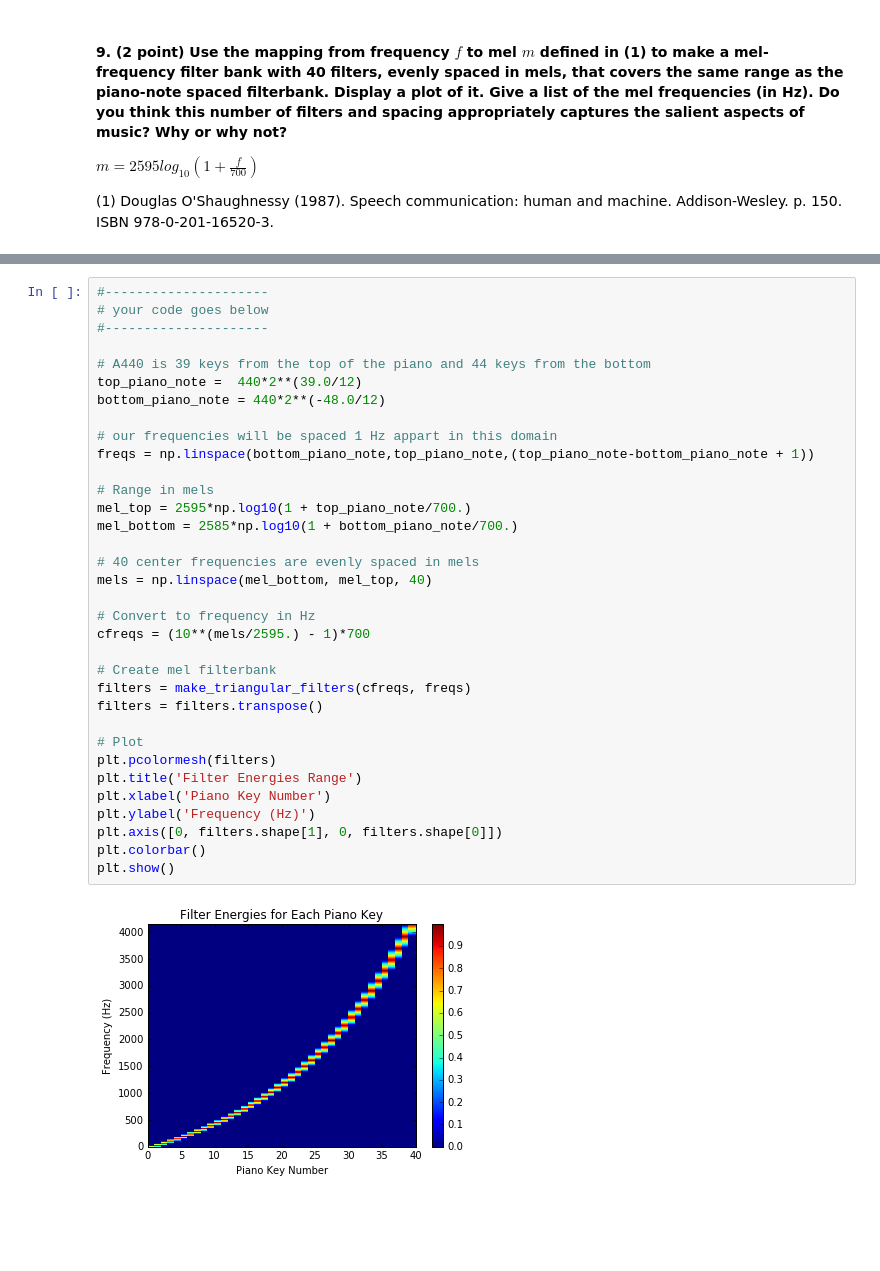
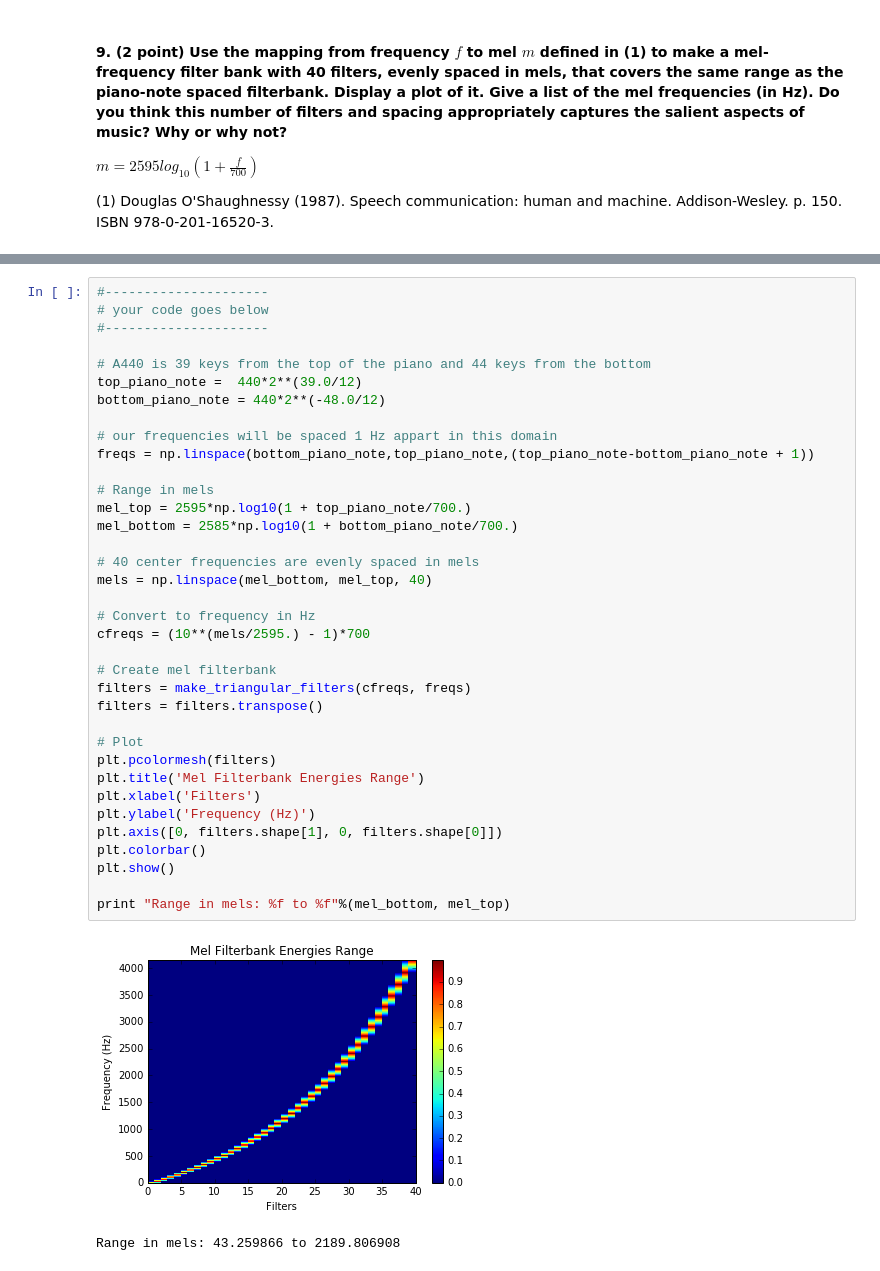
Before and after one commit to hannah-rose/musical_machines, a Jupyter notebook: HW2/HW2.ipynb, the cells around one changed output, grey strips where cells are left out. Saved outputs shown, nothing was run; the diff lists cells and outputs as text; blank space fills up the shorter version.

```diff
--- a/HW2/HW2.ipynb
+++ b/HW2/HW2.ipynb
@@ -480,33 +489,36 @@ your answer (including math) goes here
 #---------------------
 
 # A440 is 39 keys from the top of the piano and 44 keys from the bottom
 top_piano_note =  440*2**(39.0/12)
 bottom_piano_note = 440*2**(-48.0/12)
 
 # our frequencies will be spaced 1 Hz appart in this domain
 freqs = np.linspace(bottom_piano_note,top_piano_note,(top_piano_note-bottom_piano_note + 1))
 
 # Range in mels
 mel_top = 2595*np.log10(1 + top_piano_note/700.)
 mel_bottom = 2585*np.log10(1 + bottom_piano_note/700.)
 
 # 40 center frequencies are evenly spaced in mels
 mels = np.linspace(mel_bottom, mel_top, 40)
 
 # Convert to frequency in Hz
 cfreqs = (10**(mels/2595.) - 1)*700
 
 # Create mel filterbank
 filters = make_triangular_filters(cfreqs, freqs)
 filters = filters.transpose()
 
 # Plot
 plt.pcolormesh(filters)
-plt.title('Filter Energies Range')
-plt.xlabel('Piano Key Number')
+plt.title('Mel Filterbank Energies Range')
+plt.xlabel('Filters')
 plt.ylabel('Frequency (Hz)')
 plt.axis([0, filters.shape[1], 0, filters.shape[0]])
 plt.colorbar()
 plt.show()
+
+print "Range in mels: %f to %f"%(mel_bottom, mel_top)
 # %% [output]
-[figure, old version]
+[figure, new version]
+Range in mels: 43.259866 to 2189.806908
```
Also changed, not shown: parts of 3 cells of this notebook.
